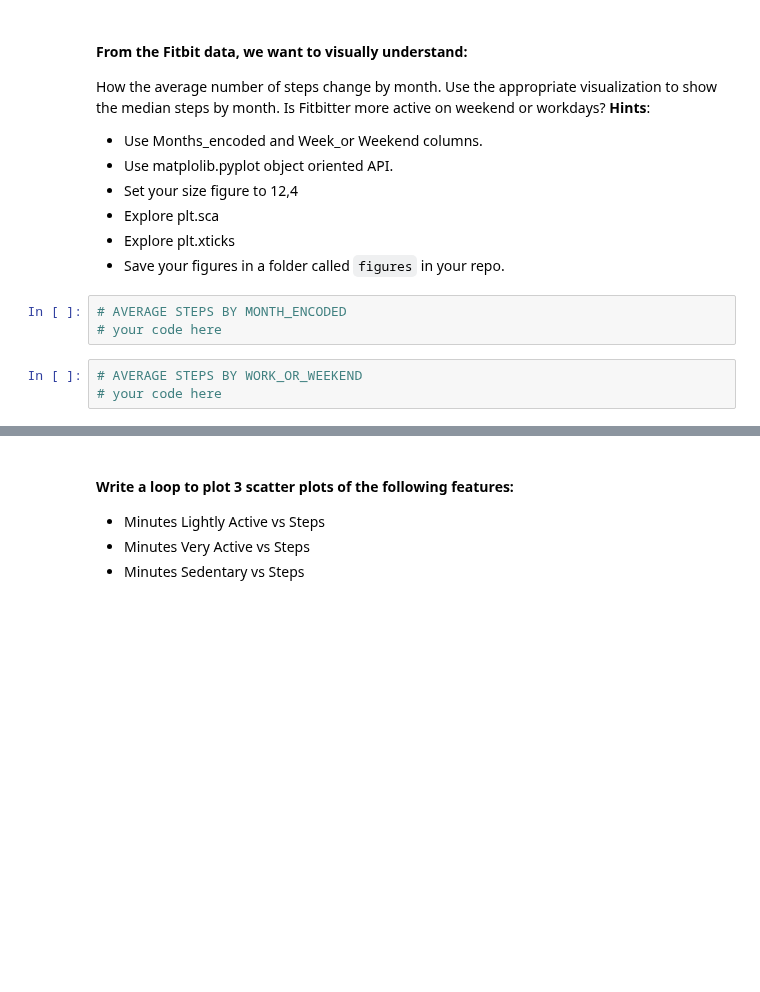
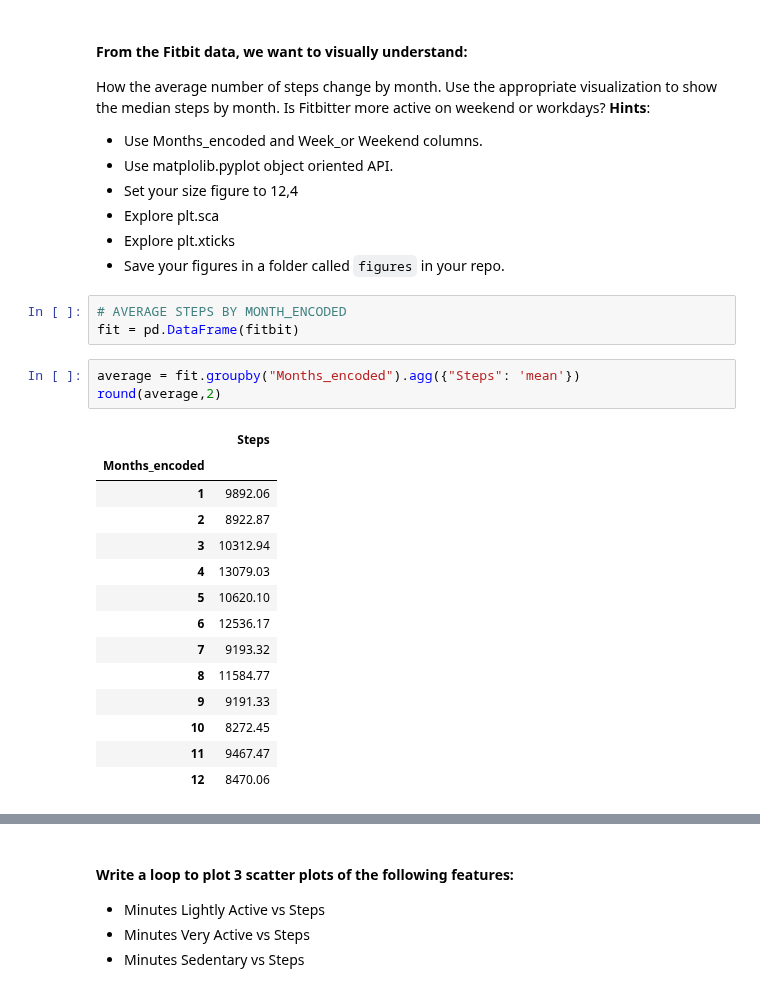
Before and after one commit to Ironhack-Data-Madrid-Enero-2022/lab-matplotlib-seaborn, a Jupyter notebook: your-code/main.ipynb, the cells around one changed output, grey strips where cells are left out. Saved outputs shown, nothing was run; the diff lists cells and outputs as text; blank space fills up the shorter version.

```diff
--- a/your-code/main.ipynb
+++ b/your-code/main.ipynb
@@ -28,7 +30,22 @@ How the average number of steps change by month. Use the appropriate visualizati
 * Save your figures in a folder called `figures` in your repo.
 # %%
 # AVERAGE STEPS BY MONTH_ENCODED
-# your code here
+fit = pd.DataFrame(fitbit)
-# %%
-# AVERAGE STEPS BY WORK_OR_WEEKEND
-# your code here
+# %%
+average = fit.groupby("Months_encoded").agg({"Steps": 'mean'})
+round(average,2)
+# %% [output]
+|  | Steps |
+| Months_encoded |  |
+| 1 | 9892.06 |
+| 2 | 8922.87 |
+| 3 | 10312.94 |
+| 4 | 13079.03 |
+| 5 | 10620.10 |
+| 6 | 12536.17 |
+| 7 | 9193.32 |
+| 8 | 11584.77 |
+| 9 | 9191.33 |
+| 10 | 8272.45 |
+| 11 | 9467.47 |
+| 12 | 8470.06 |
```
Also changed, not shown: parts of 9 cells of this notebook, 2 other files.
